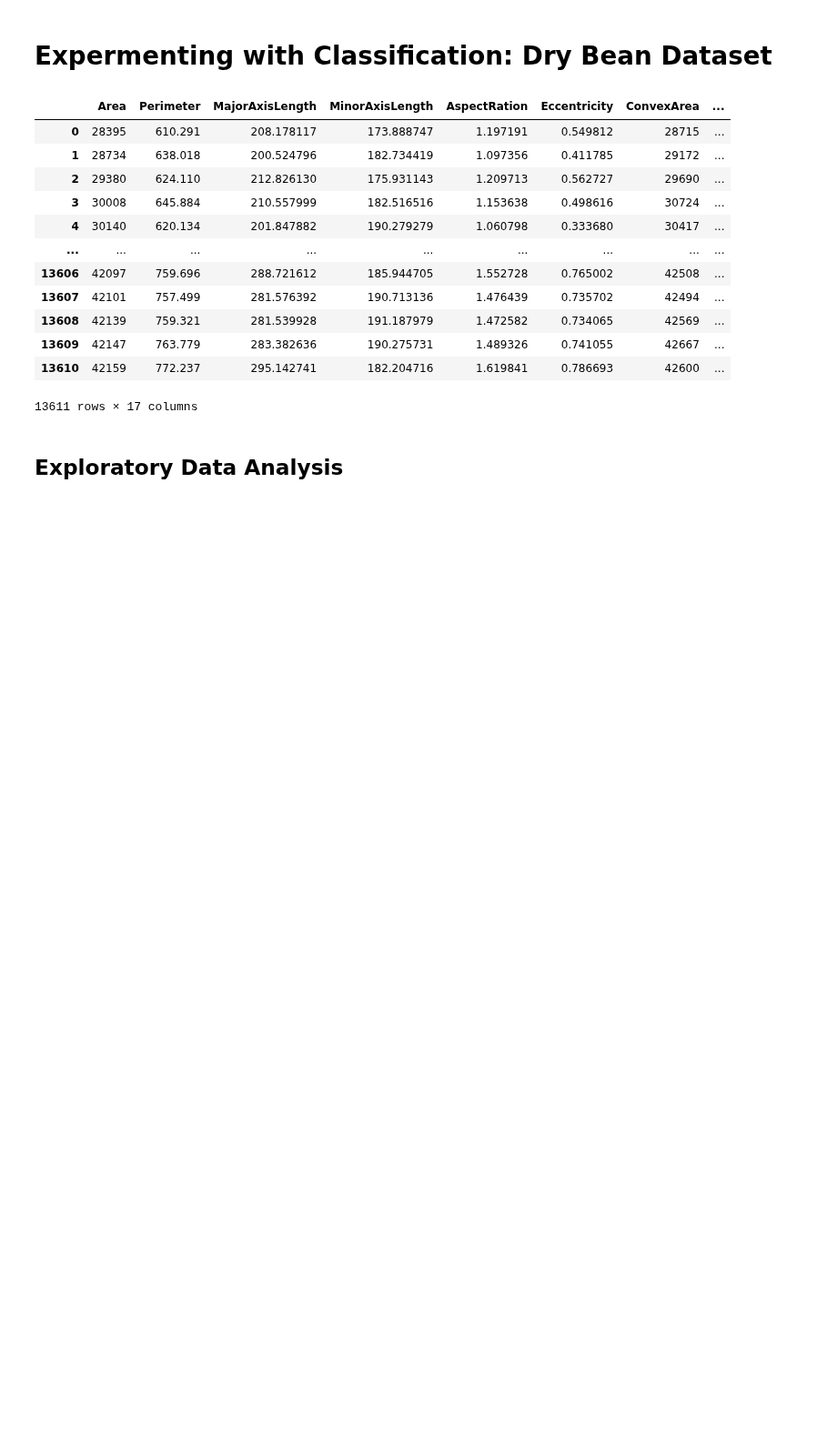
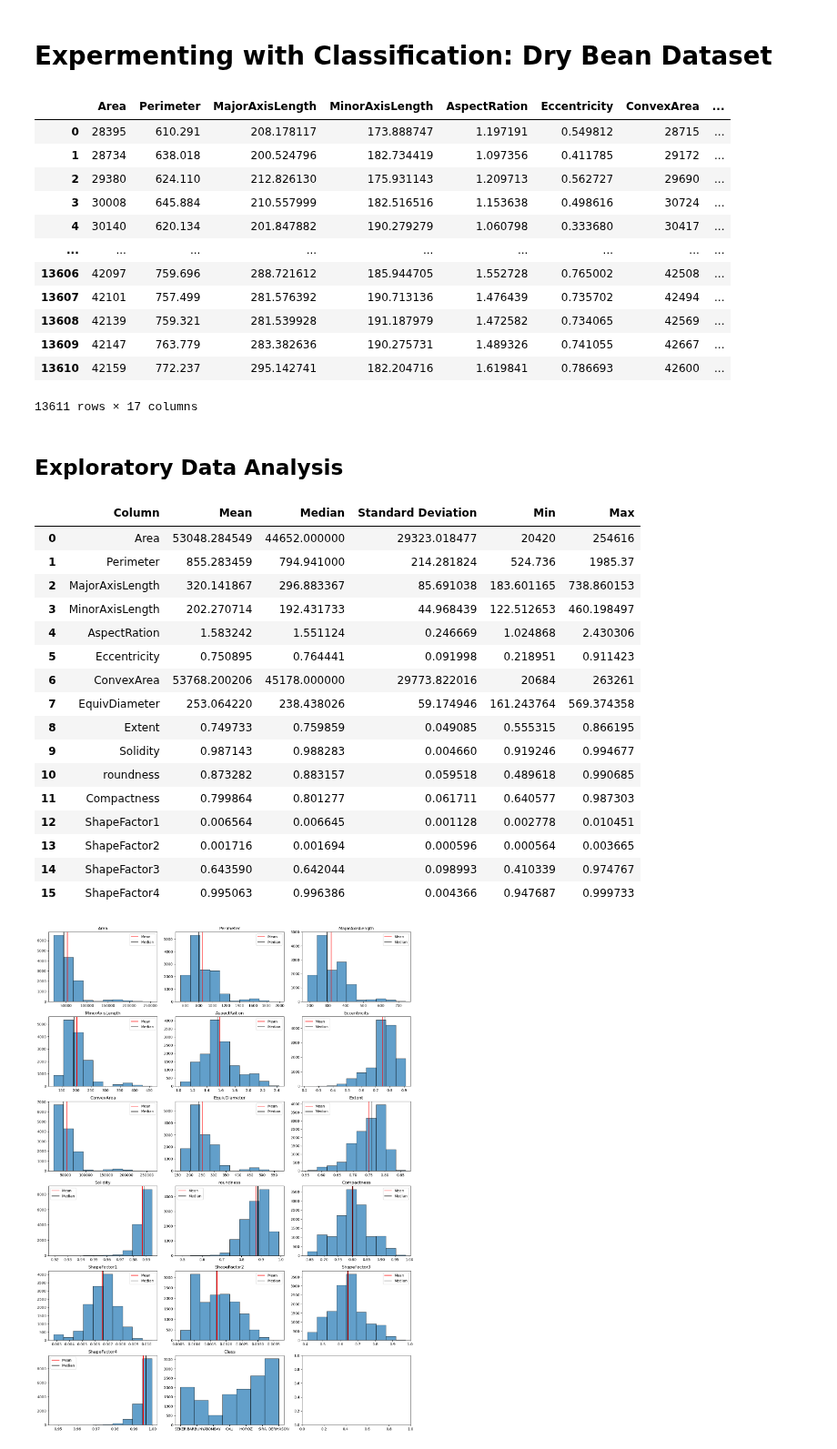
Before and after one commit to dougbrn/Towson, a Jupyter notebook: COSC757/assignment2/HW2_classification.ipynb, the cells around one changed output. Shown at 91% size. Drawn from its saved outputs; the diff is of its cells as text; code cells hidden in the pictures; blank space fills up the shorter version.

Commit message:
Exploratory Data Analysis

```diff
--- a/COSC757/assignment2/HW2_classification.ipynb
+++ b/COSC757/assignment2/HW2_classification.ipynb
@@ -6,6 +6,7 @@ import matplotlib.pyplot as plt
 # Expermenting with Classification: Dry Bean Dataset
 # %%
 bean_df = pd.read_excel("DryBeanDataset/Dry_Bean_Dataset.xlsx")
+bean_df = bean_df.astype({'Class':'category'})
 bean_df
 # %% [output]
 |  | Area | Perimeter | MajorAxisLength | MinorAxisLength | AspectRation | Eccentricity | ConvexArea | ... |
@@ -23,3 +24,53 @@ bean_df
 13611 rows × 17 columns
 # %% [markdown]
 ## Exploratory Data Analysis
+# %%
+cols = np.array(bean_df.columns)
+count=0
+
+col_df = pd.DataFrame(columns=[['Column','Mean','Median', 'Standard Deviation', 'Min', 'Max']])
+
+fig, ax = plt.subplots(6,3,figsize=(15,20),dpi=100)
+for i,col in enumerate(ax):
+    for j, row in enumerate(col):
+        try:
+            feature = bean_df[cols[count]]
+            feature_arr = np.array(feature)
+            #print(cols[count],np.mean(feature_arr))
+            if (feature.dtype=='int64') or (feature.dtype=='float64'):
+                col_df.loc[len(col_df.index)] = [cols[count], np.mean(feature_arr),np.median(feature_arr),np.std(feature_arr),min(feature_arr),max(feature_arr)]
+            ax[i,j].set_title(cols[count])
+            if feature.dtype.name == 'category':
+                ax[i,j].hist(feature_arr,bins=len(feature.unique()),ec='k',alpha=0.7)
+
+            else:
+                ax[i,j].hist(feature_arr,ec='k',alpha=0.7)
+                ax[i,j].axvline(np.mean(feature_arr),label='Mean',color='r')
+                ax[i,j].axvline(np.median(feature_arr),label='Median',color='k')
+                ax[i,j].legend()
+            count+=1
+        except IndexError:
+            pass
+
+plt.tight_layout()
+#plt.savefig("feature_stats.png")
+col_df
+# %% [output]
+|  | Column | Mean | Median | Standard Deviation | Min | Max |
+| 0 | Area | 53048.284549 | 44652.000000 | 29323.018477 | 20420 | 254616 |
+| 1 | Perimeter | 855.283459 | 794.941000 | 214.281824 | 524.736 | 1985.37 |
+| 2 | MajorAxisLength | 320.141867 | 296.883367 | 85.691038 | 183.601165 | 738.860153 |
+| 3 | MinorAxisLength | 202.270714 | 192.431733 | 44.968439 | 122.512653 | 460.198497 |
+| 4 | AspectRation | 1.583242 | 1.551124 | 0.246669 | 1.024868 | 2.430306 |
+| 5 | Eccentricity | 0.750895 | 0.764441 | 0.091998 | 0.218951 | 0.911423 |
+| 6 | ConvexArea | 53768.200206 | 45178.000000 | 29773.822016 | 20684 | 263261 |
+| 7 | EquivDiameter | 253.064220 | 238.438026 | 59.174946 | 161.243764 | 569.374358 |
+| 8 | Extent | 0.749733 | 0.759859 | 0.049085 | 0.555315 | 0.866195 |
+| 9 | Solidity | 0.987143 | 0.988283 | 0.004660 | 0.919246 | 0.994677 |
+| 10 | roundness | 0.873282 | 0.883157 | 0.059518 | 0.489618 | 0.990685 |
+| 11 | Compactness | 0.799864 | 0.801277 | 0.061711 | 0.640577 | 0.987303 |
+| 12 | ShapeFactor1 | 0.006564 | 0.006645 | 0.001128 | 0.002778 | 0.010451 |
+| 13 | ShapeFactor2 | 0.001716 | 0.001694 | 0.000596 | 0.000564 | 0.003665 |
+| 14 | ShapeFactor3 | 0.643590 | 0.642044 | 0.098993 | 0.410339 | 0.974767 |
+| 15 | ShapeFactor4 | 0.995063 | 0.996386 | 0.004366 | 0.947687 | 0.999733 |
+[figure, added]
```
Also changed, not shown: parts of 1 cell of this notebook.
